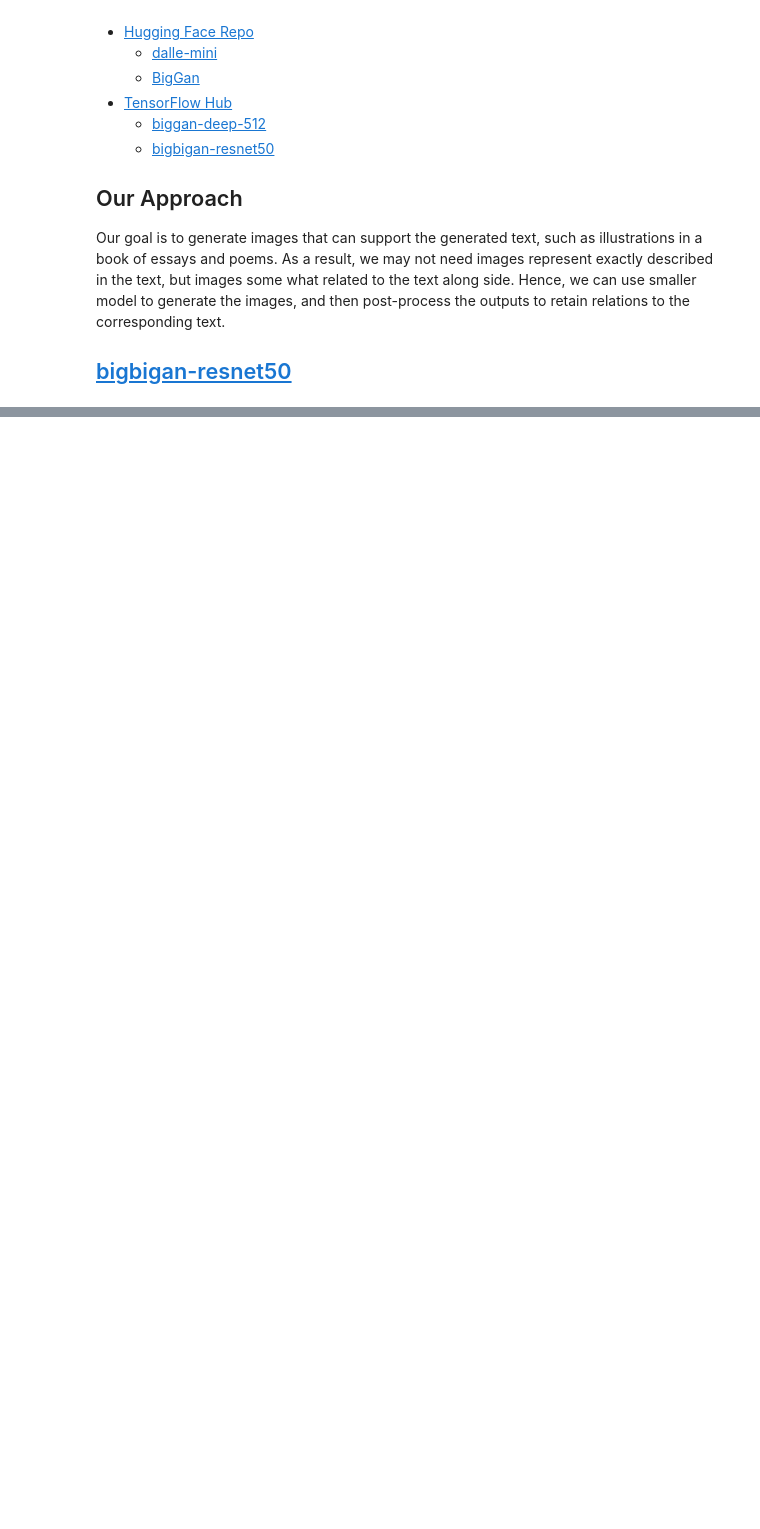
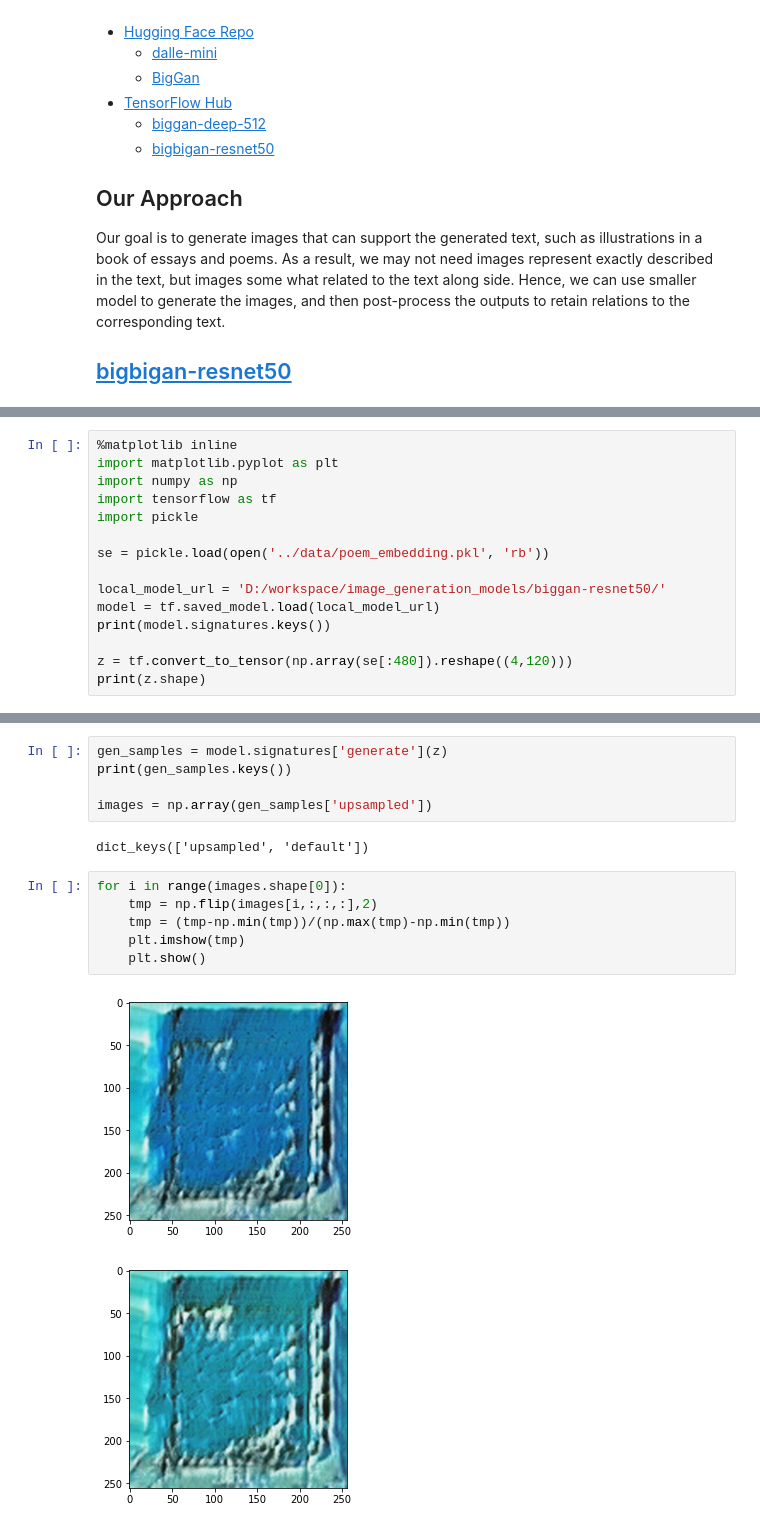
Before and after one commit to tingsyo/gpt2-zhtw, a Jupyter notebook: notebooks/20211207_graphics_from_text.ipynb, the cells around one changed output, grey strips where cells are left out. Drawn from its saved outputs; the diff is of its cells as text; blank space fills up the shorter version.

```diff
--- a/notebooks/20211207_graphics_from_text.ipynb
+++ b/notebooks/20211207_graphics_from_text.ipynb
@@ -73,0 +128,15 @@ INFO:tensorflow:Assets written to: D:/workspace/image_generation_models/biggan-r
+# %%
+%matplotlib inline
+import matplotlib.pyplot as plt
+import numpy as np
+import tensorflow as tf
+import pickle
+
+se = pickle.load(open('../data/poem_embedding.pkl', 'rb'))
+
+local_model_url = 'D:/workspace/image_generation_models/biggan-resnet50/'
+model = tf.saved_model.load(local_model_url)
+print(model.signatures.keys())
+
+z = tf.convert_to_tensor(np.array(se[:480]).reshape((4,120)))
+print(z.shape)
@@ -73,0 +149,16 @@ INFO:tensorflow:Assets written to: D:/workspace/image_generation_models/biggan-r
+# %%
+gen_samples = model.signatures['generate'](z)
+print(gen_samples.keys())
+
+images = np.array(gen_samples['upsampled'])
+# %% [output]
+dict_keys(['upsampled', 'default'])
+# %%
+for i in range(images.shape[0]):
+    tmp = np.flip(images[i,:,:,:],2)
+    tmp = (tmp-np.min(tmp))/(np.max(tmp)-np.min(tmp))
+    plt.imshow(tmp)
+    plt.show()
+# %% [output]
+[figure, added]
+[figure, added]
```
Also changed, not shown: parts of 13 cells of this notebook, 2 other files.
